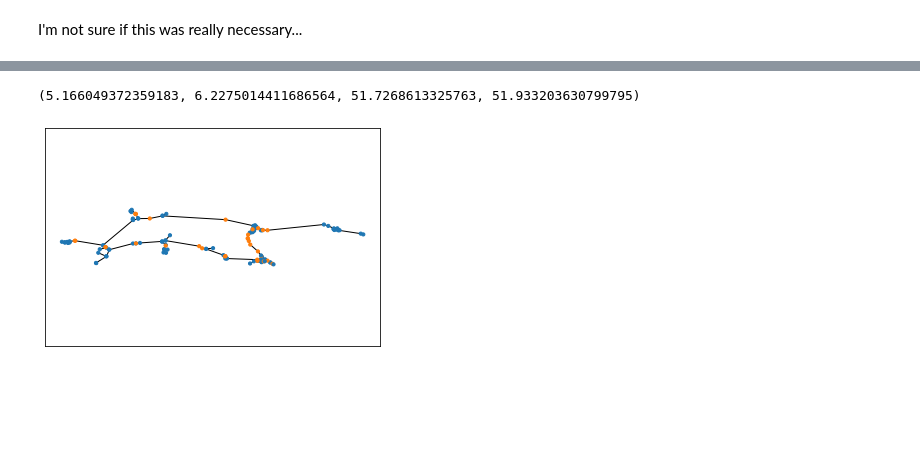
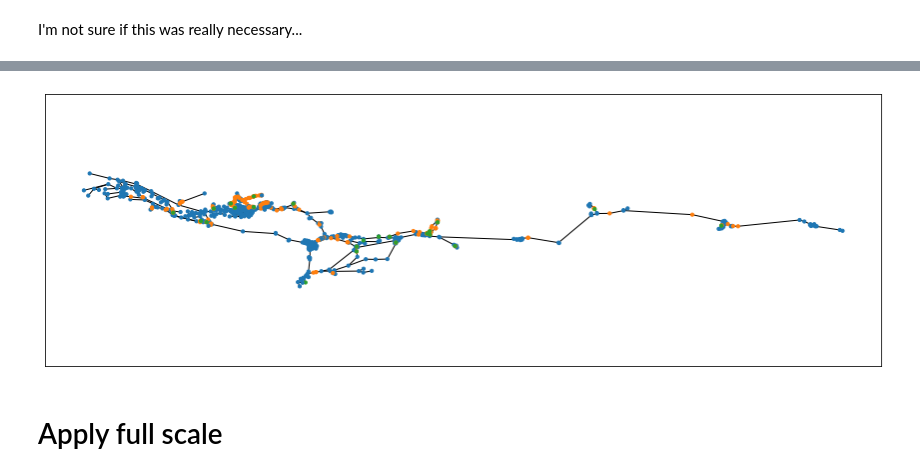
Before and after one commit to Deltares-research/digitaltwin-waterway, a Jupyter notebook: notebooks/Build_FIS_network.ipynb, the cells around one changed output, grey strips where cells are left out. Drawn from its saved outputs; the diff is of its cells as text; code cells hidden in the pictures; blank space fills up the shorter version.

```diff
--- a/notebooks/Build_FIS_network.ipynb
+++ b/notebooks/Build_FIS_network.ipynb
@@ -246,0 +432,16 @@ for n in network.nodes:
+# %%
+network = nx.read_yaml('result/export_corridor.yaml')
+# %%
+node_colors = {'B': 'C1', 'L': 'C2'}
+plt.subplots(figsize=(15,5))
+nx.draw_networkx(network,
+                 pos={k: (v['x'], v['y']) for k, v in network.node.items()},
+                 node_color=[node_colors.get(str(k)[:1], 'C0') for k in network.node],
+                 with_labels=False,
+                 node_size=10)
+plt.gca().axis('equal')
+plt.savefig('result/export_corridor.png')
+# %% [output]
+[figure, added]
+# %% [markdown]
+# Apply full scale
@@ -247,10 +462,7 @@ for n in network.nodes:
 # %%
 nx.draw_networkx(network,
-        pos={k: (v['X'], v['Y']) for k, v in network.node.items()},
-        node_color=['C1' if isinstance(k, str) else 'C0' for k in network.node],
-                 with_labels =False,
-        node_size=10)
+                 pos={k: (v['x'], v['y']) for k, v in network.node.items()},
+                 node_color=[node_colors.get(str(k)[:1], 'C0') for k in network.node],
+                 with_labels=False,
+                 node_size=10)
 plt.gca().axis('equal')
-# %% [output]
-(5.166049372359183, 6.2275014411686564, 51.7268613325763, 51.933203630799795)
-[figure, removed]
```
Also changed, not shown: parts of 20 cells of this notebook.
